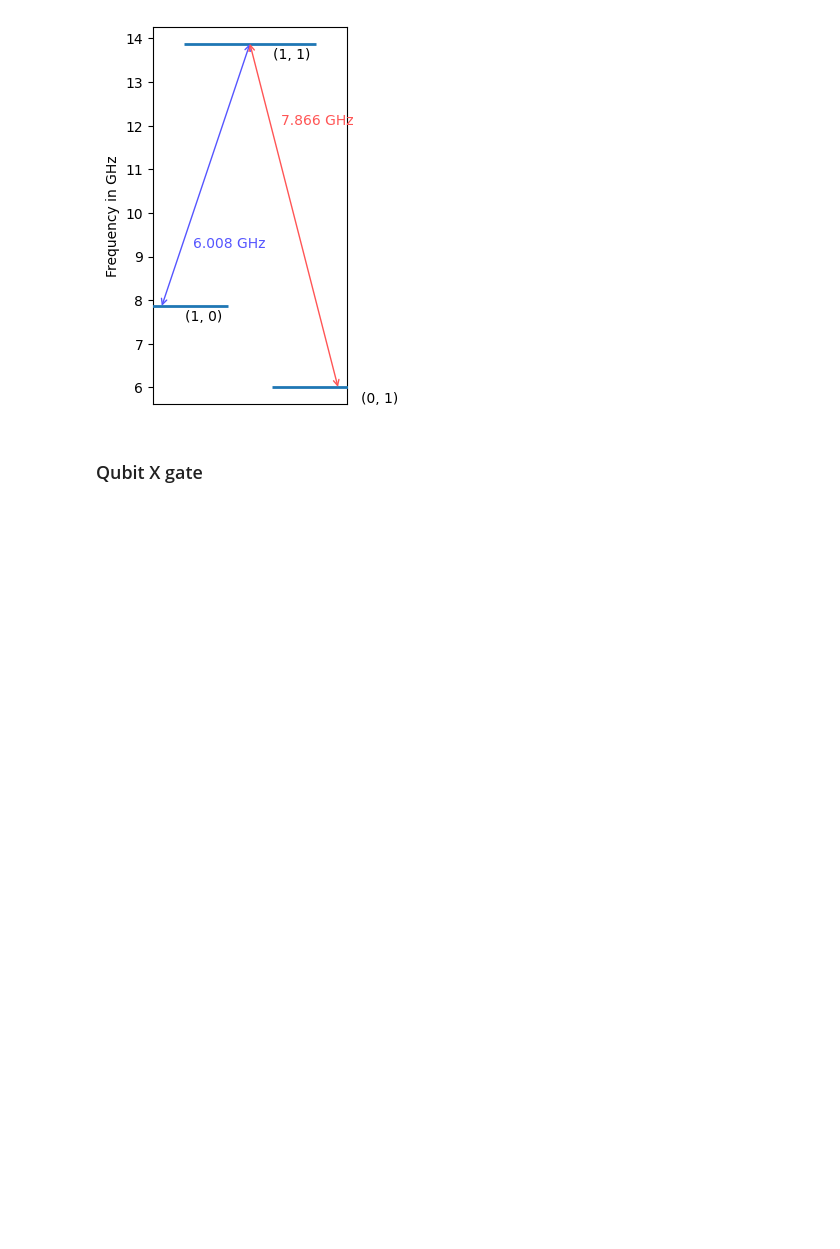
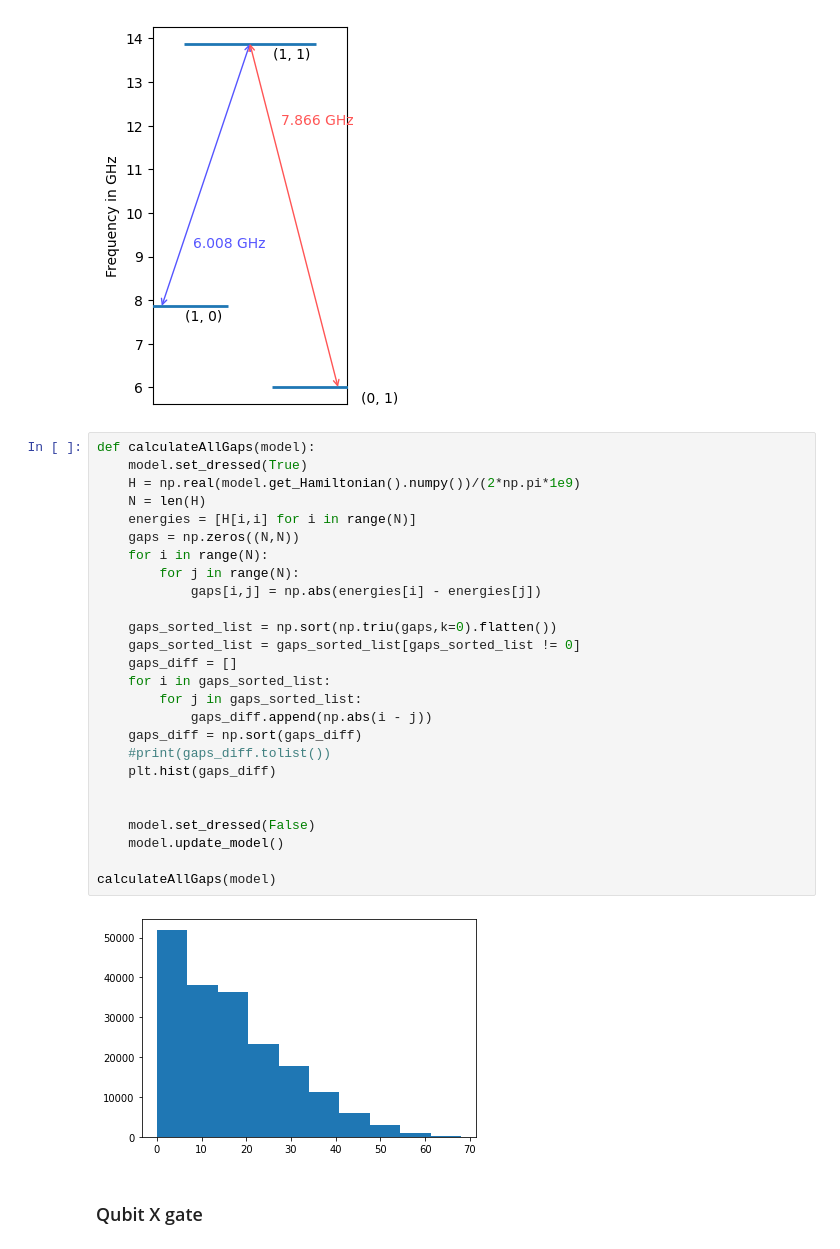
Before and after one commit to BackOnTrackIce/Qubit_readout, a Jupyter notebook: Ashutosh_codes/Qubit_reset_C3.ipynb, the cells around one changed output. Saved outputs shown, nothing was run; the diff lists cells and outputs as text; blank space fills up the shorter version.

```diff
--- a/Ashutosh_codes/Qubit_reset_C3.ipynb
+++ b/Ashutosh_codes/Qubit_reset_C3.ipynb
@@ -262,6 +262,34 @@ def plotLambdaSystem(model):
 plotLambdaSystem(model)
 # %% [output]
 [figure]
+# %%
+def calculateAllGaps(model):
+    model.set_dressed(True)
+    H = np.real(model.get_Hamiltonian().numpy())/(2*np.pi*1e9)
+    N = len(H)
+    energies = [H[i,i] for i in range(N)]
+    gaps = np.zeros((N,N))
+    for i in range(N):
+        for j in range(N):
+            gaps[i,j] = np.abs(energies[i] - energies[j])
+
+    gaps_sorted_list = np.sort(np.triu(gaps,k=0).flatten())
+    gaps_sorted_list = gaps_sorted_list[gaps_sorted_list != 0]
+    gaps_diff = []
+    for i in gaps_sorted_list:
+        for j in gaps_sorted_list:
+            gaps_diff.append(np.abs(i - j))
+    gaps_diff = np.sort(gaps_diff)
+    #print(gaps_diff.tolist())
+    plt.hist(gaps_diff)
+
+
+    model.set_dressed(False)
+    model.update_model()
+
+calculateAllGaps(model)
+# %% [output]
+[figure, added]
 # %% [markdown]
 ### Qubit X gate
 # %%
```
Also changed, not shown: parts of 7 cells of this notebook, 3 other files.
